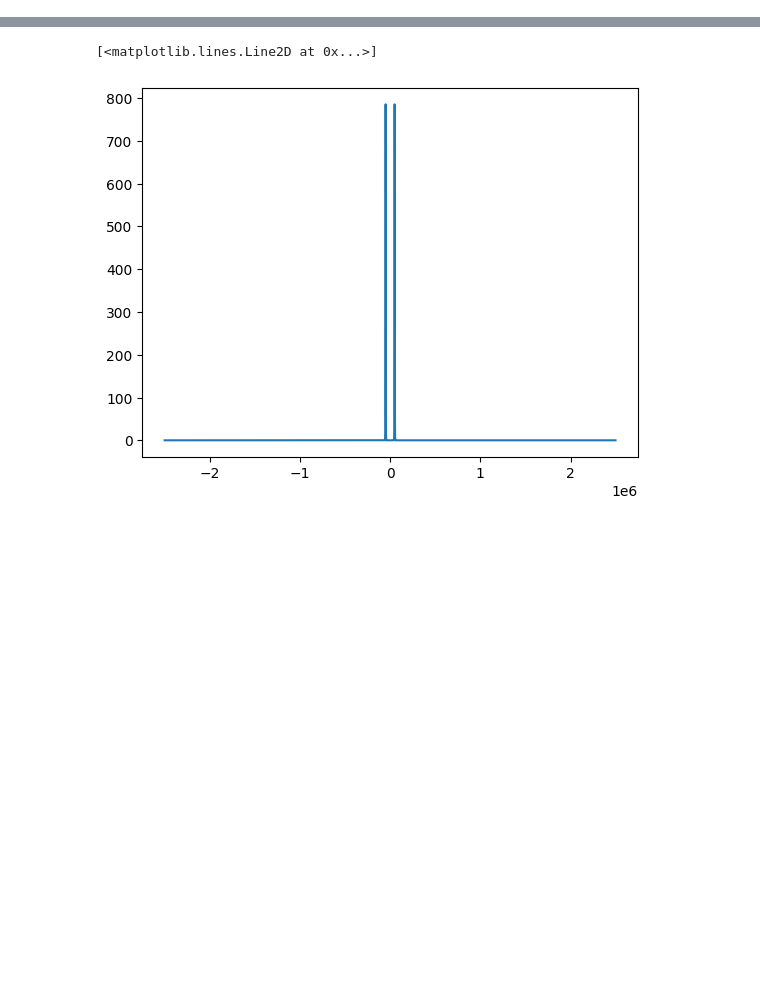
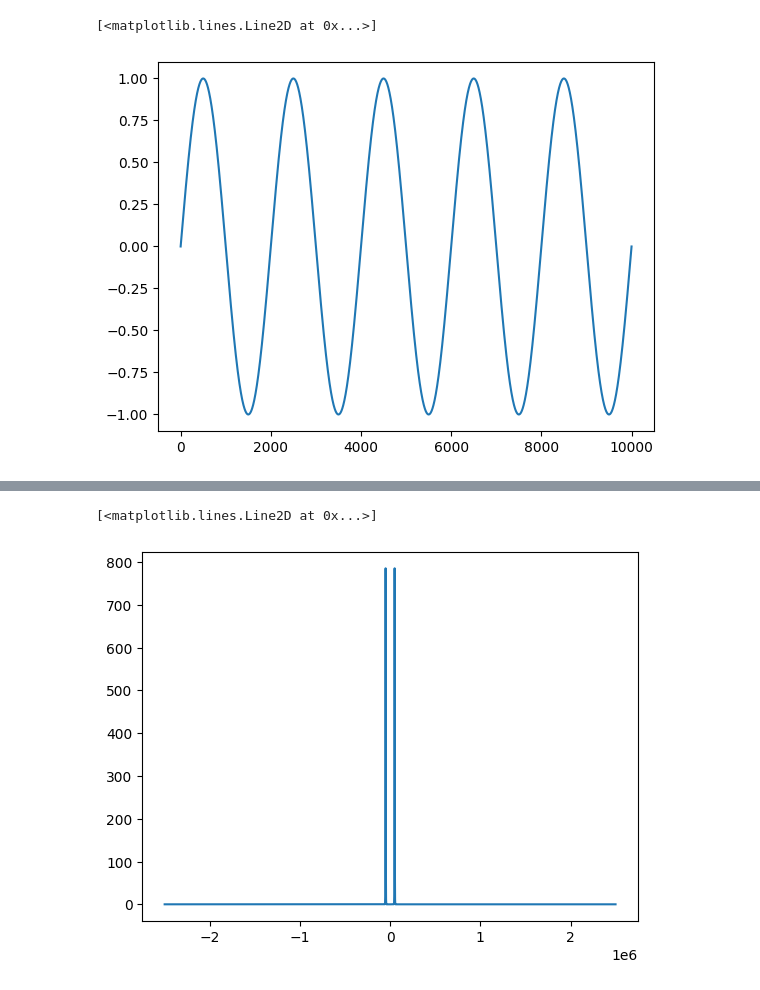
Before and after one commit to JUOM2016/Optimal-AFC-Preperation, a Jupyter notebook: optimal_afc_shape_paper.ipynb, the cells around one changed output, grey strips where cells are left out. Saved outputs shown, nothing was run; the diff lists cells and outputs as text; code cells hidden in the pictures; blank space fills up the shorter version.

```diff
--- a/optimal_afc_shape_paper.ipynb
+++ b/optimal_afc_shape_paper.ipynb
@@ -2,4 +2,26 @@
 import numpy as np
 import matplotlib.pyplot as plt
 from scipy.fft import fft, ifft, fftfreq, fftshift, ifftshift
+# %%
+# Pulse Train Definition
+
+def f(x:int) -> str:
+    return str(x)
+
+samples = int(1e4)
+
+beta = 10000.
+phase = np.linspace(0,10*np.pi,samples)
+T_prep_single = 2e-3
+
+t_single = np.linspace(-T_prep_single/2,T_prep_single/2,samples)
+
+a_single = 1/np.cosh(beta*t_single) * np.sin(phase)
+plt.plot(np.sin(phase))
+
+#plt.figure()
+#plt.plot(t_single,a_single)
+# %% [output]
+[<matplotlib.lines.Line2D at 0x...>]
+[figure, added]
 # %%
```
Also changed, not shown: parts of 3 cells of this notebook, 2 other files.
